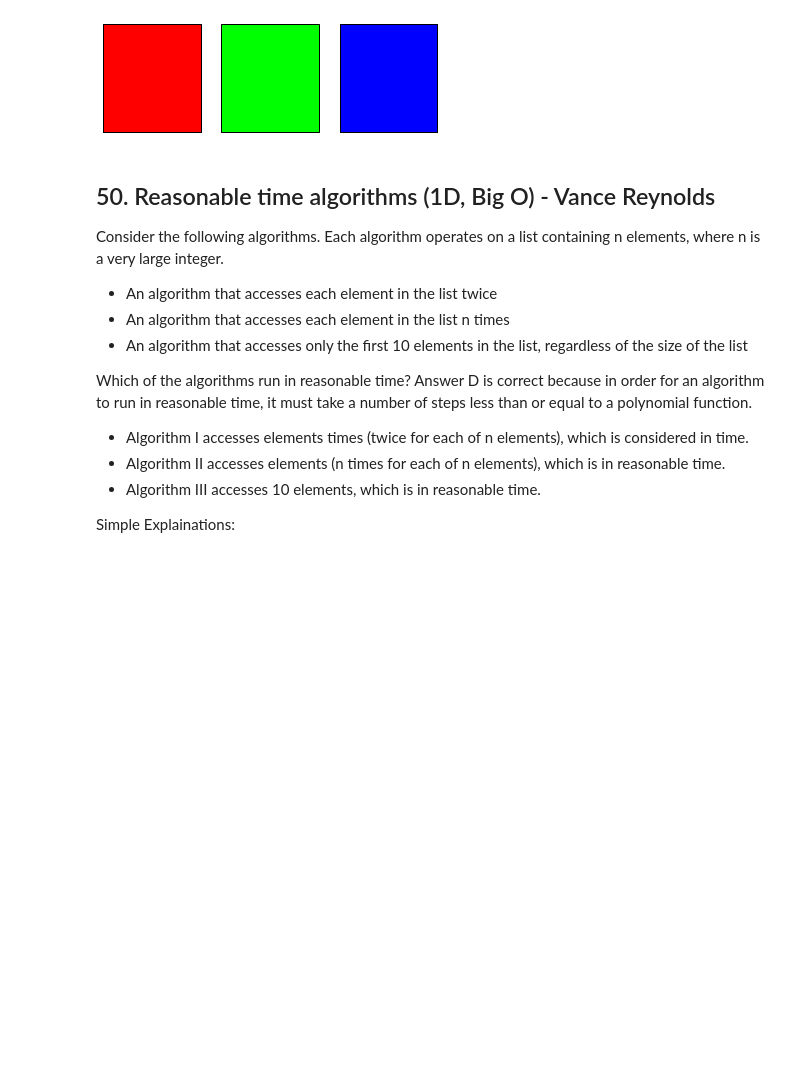
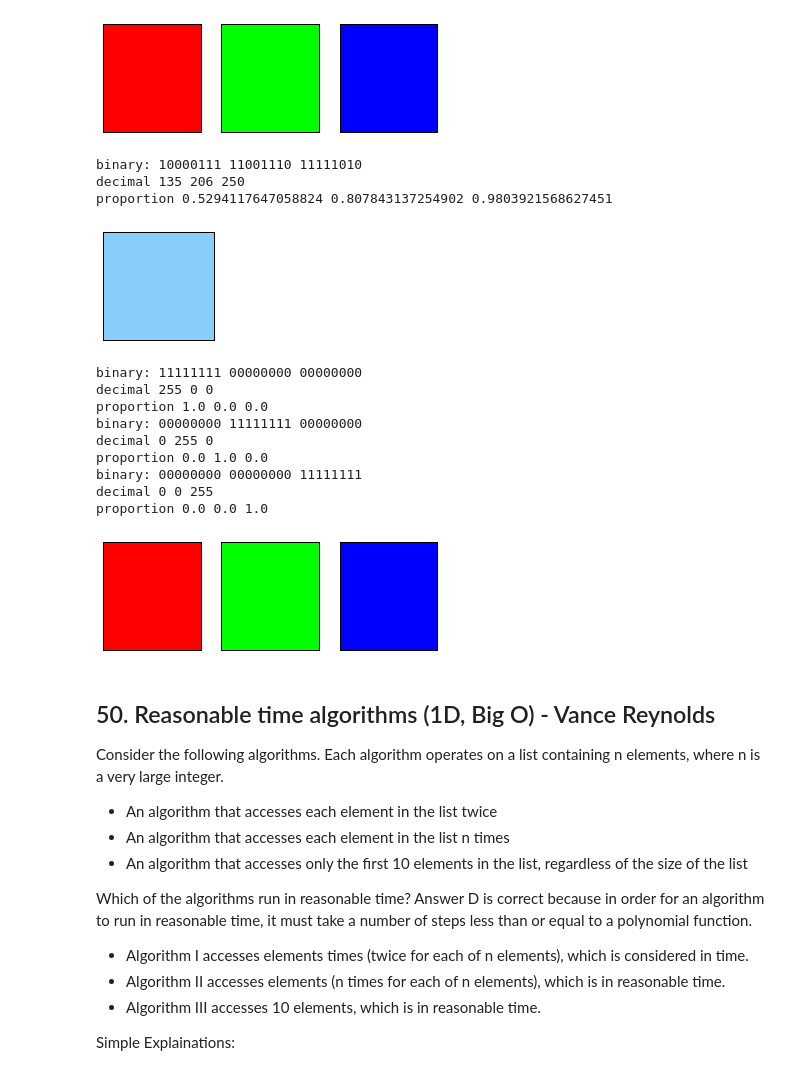
Before and after one commit to AaronH1234/student1, a Jupyter notebook: _notebooks/2024-03-12-CSP-MCQ-2020-missed.ipynb, the cells around one changed output. Drawn from its saved outputs; the diff is of its cells as text; code cells hidden in the pictures; blank space fills up the shorter version.

```diff
--- a/_notebooks/2024-03-12-CSP-MCQ-2020-missed.ipynb
+++ b/_notebooks/2024-03-12-CSP-MCQ-2020-missed.ipynb
@@ -233,3 +254,68 @@ proportion 0.0 0.0 1.0
+# %%
+## Popcorn hacks
+import matplotlib.pyplot as plt
+import matplotlib.patches as patches
+
+# Function to convert binary to decimal
+def binary_to_decimal(binary):
+    return int(binary, 2)
+
+def plot_colors(rgb_triplets):
+    # Create a figure with one subplot per RGB triplet
+    fig, axs = plt.subplots(1, len(rgb_triplets), figsize=(2 * len(rgb_triplets), 2))
+
+    # Ensure axs is always a list
+    axs = axs if len(rgb_triplets) > 1 else [axs]
+
+    for ax, (red_binary, green_binary, blue_binary) in zip(axs, rgb_triplets):
+        # Convert to binary strings to decimal
+        red_decimal = binary_to_decimal(red_binary)
+        green_decimal = binary_to_decimal(green_binary)
+        blue_decimal = binary_to_decimal(blue_binary)
+
+        # Normalize number to [0, 1] range, as it is expected by matplotlib
+        red, green, blue = red_decimal/255, green_decimal/255, blue_decimal/255
+
+        # Define a rectangle patch with the binary RGB triplet color and a black border
+        rect = patches.Rectangle((0, 0), 1, 1, facecolor=(red, green, blue), edgecolor='black', linewidth=2)
+
+        # Add the rectangle to the plot which shows the color
+        ax.add_patch(rect)
+
+        # Remove axis information, we just want to see the color
+        ax.axis('off')
+
+        # Print the binary and decimal values
+        print("binary:", red_binary, green_binary, blue_binary)
+        print("decimal", red_decimal, green_decimal, blue_decimal)
+        print("proportion", red, green, blue)
+
+    # Show the colors
+    plt.show()
+
+# Test the function with a list of RGB triplets
+rgb_triplet = [('10000111', '11001110', '11111010')] # College Board example
+plot_colors(rgb_triplet)
+
+rgb_primary = [('11111111', '00000000', '00000000'),
+                ('00000000', '11111111', '00000000'),
+                ('00000000', '00000000', '11111111')]
+plot_colors(rgb_primary)
+# %% [output]
+binary: 10000111 11001110 11111010
+decimal 135 206 250
+proportion 0.5294117647058824 0.807843137254902 0.9803921568627451
+[figure, added]
+binary: 11111111 00000000 00000000
+decimal 255 0 0
+proportion 1.0 0.0 0.0
+binary: 00000000 11111111 00000000
+decimal 0 255 0
+proportion 0.0 1.0 0.0
+binary: 00000000 00000000 11111111
+decimal 0 0 255
+proportion 0.0 0.0 1.0
+[figure, added]
 # %% [markdown]
 ## 50. Reasonable time algorithms (1D, Big O) - Vance Reynolds
 
```
Also changed, not shown: parts of 9 cells of this notebook.
